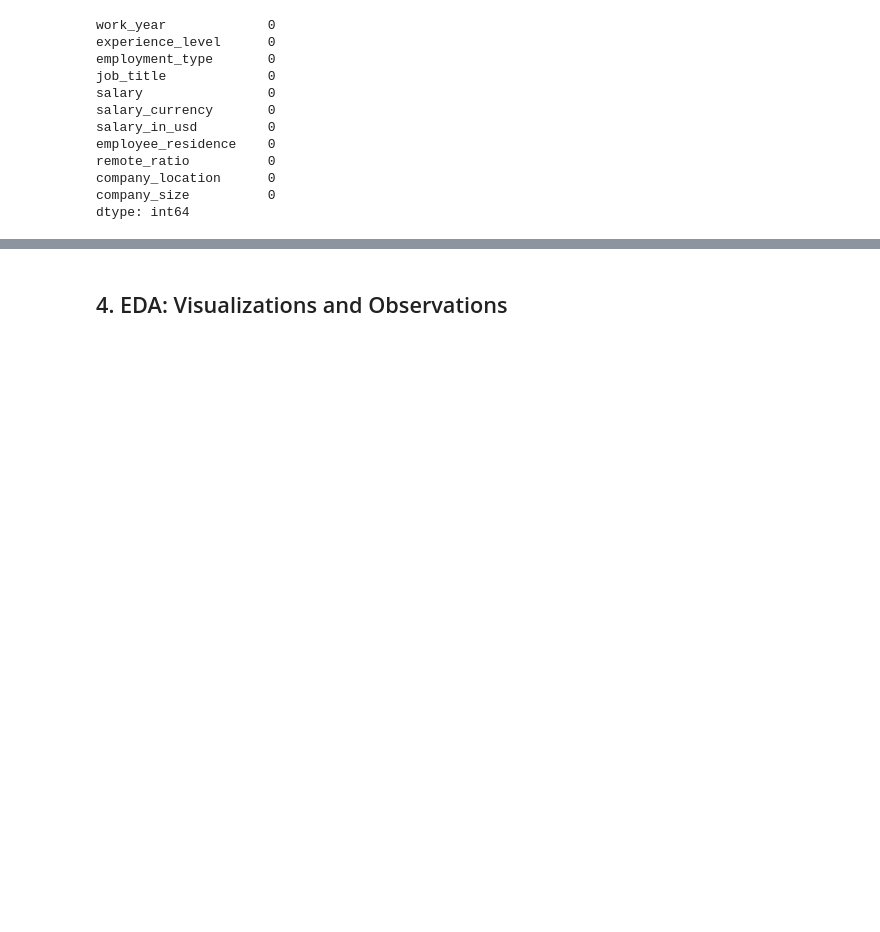
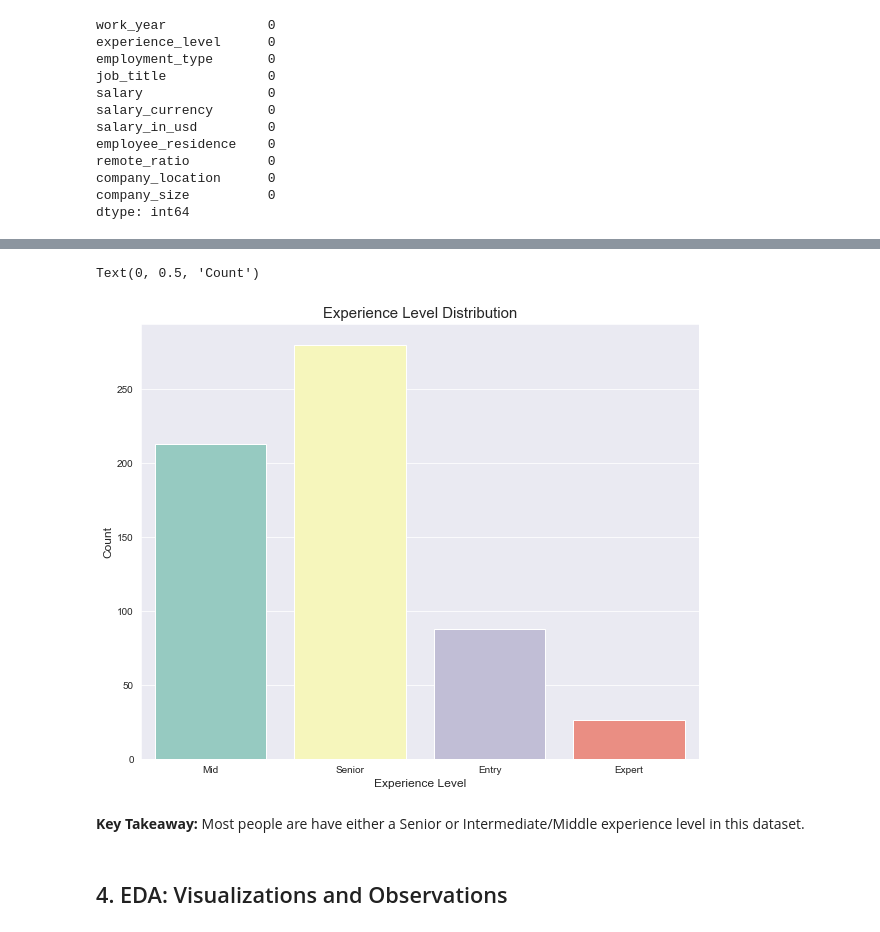
Before and after one commit to leena-kang/DS_Salary_EDA, a Jupyter notebook: EDA_Data_Salary.ipynb, the cells around one changed output, grey strips where cells are left out. Cells and saved outputs as stored; diff of their text form; code cells hidden in the pictures; blank space fills up the shorter version.

```diff
--- a/EDA_Data_Salary.ipynb
+++ b/EDA_Data_Salary.ipynb
@@ -130,3 +230,15 @@ plt.show()
+# %%
+plt.figure(figsize=(10,8))
+sns.set_style('darkgrid')
+sns.countplot(df['experience_level'], palette='Set3')
+plt.title('Experience Level Distribution', fontsize = 15)
+plt.xlabel('Experience Level', fontsize = 12)
+plt.ylabel('Count', fontsize = 12)
+# %% [output]
+Text(0, 0.5, 'Count')
+[figure, added]
+# %% [markdown]
+**Key Takeaway:** Most people are have either a Senior or Intermediate/Middle experience level in this dataset.
 # %% [markdown]
 ## 4. EDA: Visualizations and Observations
 # %% [markdown]
```
Also changed, not shown: parts of 49 cells of this notebook.
